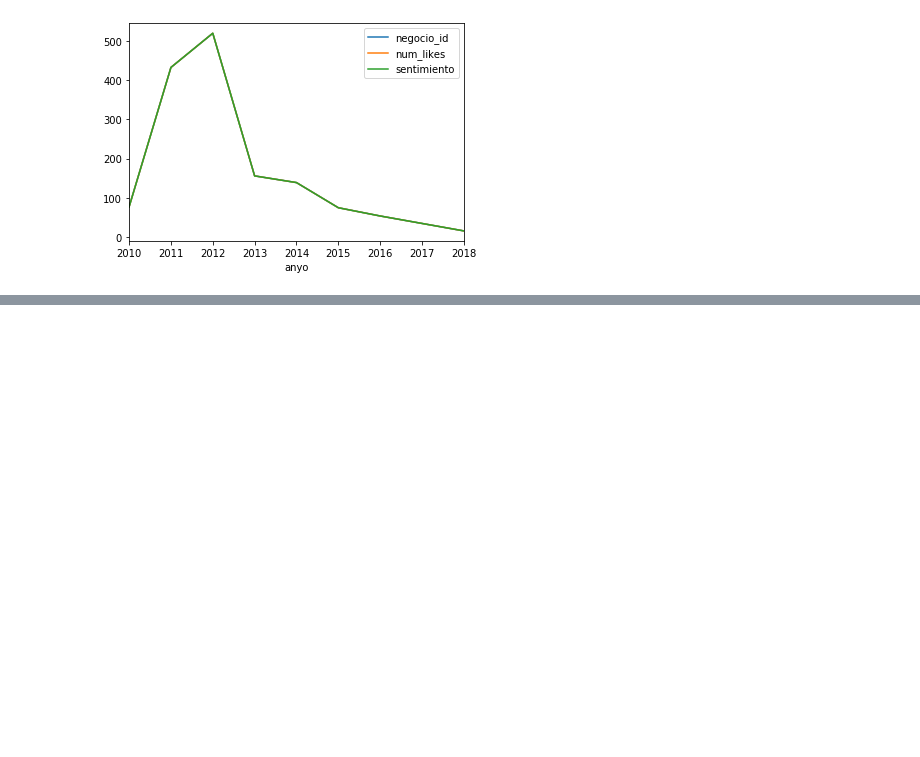
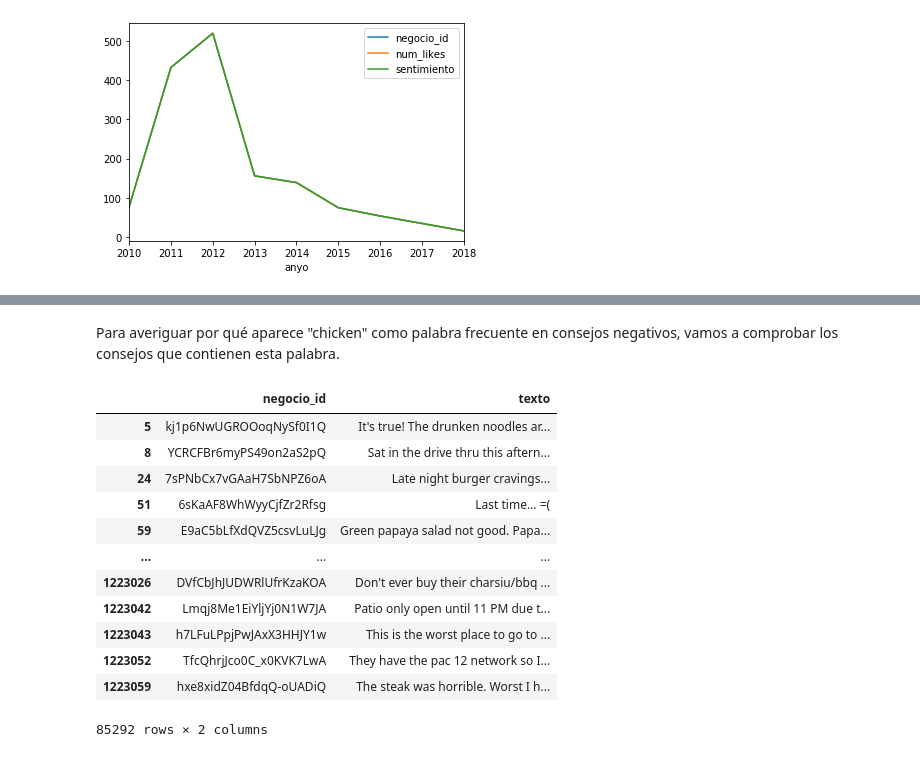
Before and after one commit to jcorrochanoj/DesafioFinalAD, a Jupyter notebook: Analisis_Consejos.ipynb, the cells around one changed output, grey strips where cells are left out. Drawn from its saved outputs; the diff is of its cells as text; code cells hidden in the pictures; blank space fills up the shorter version.

```diff
--- a/Analisis_Consejos.ipynb
+++ b/Analisis_Consejos.ipynb
@@ -326,0 +470,19 @@ gk[gk.negocio_id=='DkYS3arLOhA8si5uUEmHOw'].groupby(['anyo']).count().plot()
+# %% [markdown]
+Para averiguar por qué aparece "chicken" como palabra frecuente en consejos negativos, vamos a comprobar los consejos que contienen esta palabra.
+# %%
+df_consejosNegativos = df_consejos[df_consejos['sentimiento'] == -1][['negocio_id', 'texto']]
+df_consejosNegativos
+# %% [output]
+|  | negocio_id | texto |
+| 5 | kj1p6NwUGROOoqNySf0I1Q | It's true! The drunken noodles ar... |
+| 8 | YCRCFBr6myPS49on2aS2pQ | Sat in the drive thru this aftern... |
+| 24 | 7sPNbCx7vGAaH7SbNPZ6oA | Late night burger cravings... |
+| 51 | 6sKaAF8WhWyyCjfZr2Rfsg | Last time... =( |
+| 59 | E9aC5bLfXdQVZ5csvLuLJg | Green papaya salad not good. Papa... |
+| ... | ... | ... |
+| 1223026 | DVfCbJhJUDWRlUfrKzaKOA | Don't ever buy their charsiu/bbq ... |
+| 1223042 | Lmqj8Me1EiYljYj0N1W7JA | Patio only open until 11 PM due t... |
+| 1223043 | h7LFuLPpjPwJAxX3HHJY1w | This is the worst place to go to ... |
+| 1223052 | TfcQhrjJco0C_x0KVK7LwA | They have the pac 12 network so I... |
+| 1223059 | hxe8xidZ04BfdqQ-oUADiQ | The steak was horrible. Worst I h... |
+85292 rows × 2 columns
```
Also changed, not shown: parts of 22 cells of this notebook, 3 other files.
